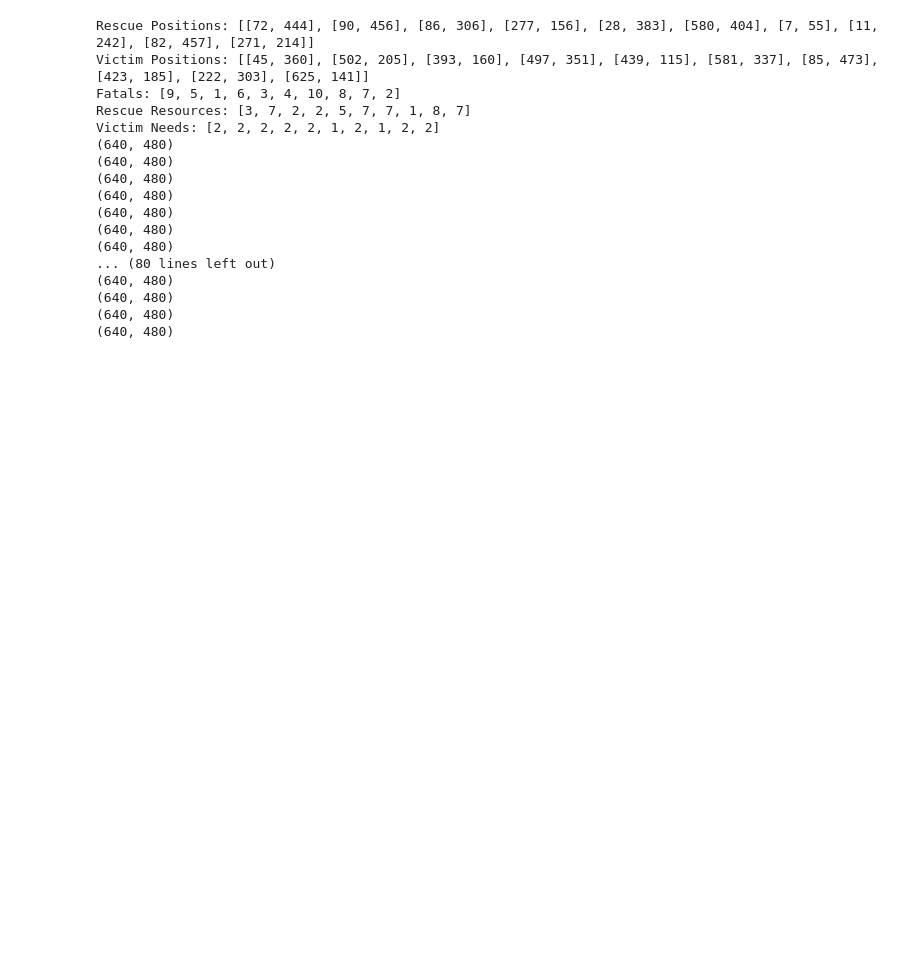
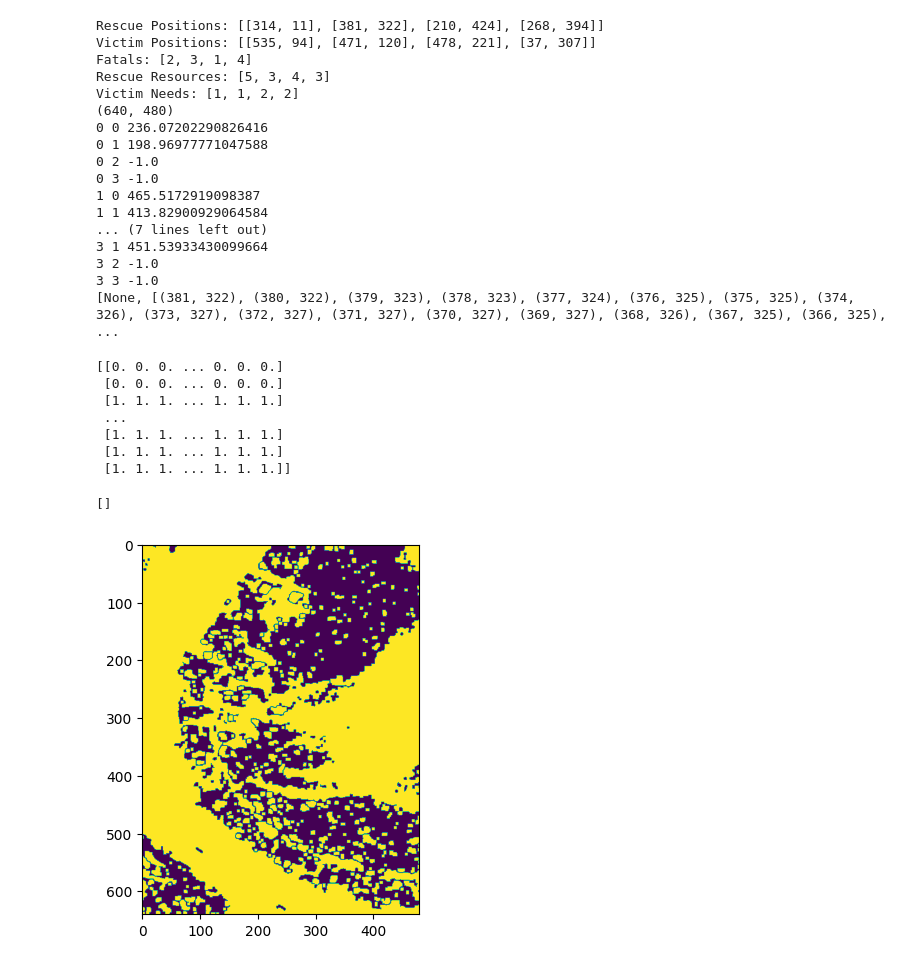
Before and after one commit to hoangvanphi2004/BITAGRAM, a Jupyter notebook: test.ipynb, the cells around one changed output. Cells and saved outputs as stored; diff of their text form; code cells hidden in the pictures; blank space fills up the shorter version.

Commit message:
fix: no path theta *

```diff
--- a/test.ipynb
+++ b/test.ipynb
@@ -33,11 +33,11 @@ def generateTest(
     # generate rescute teams' informations
     rescue_positions = []
     for _ in range(number_of_rescue_teams):
-        x = random.randrange(WIDTH)
-        y = random.randrange(HEIGHT)
-        while groundMapModel[x][y] != 0:
-            x = random.randrange(WIDTH)
-            y = random.randrange(HEIGHT)
+        x = random.randrange(WIDTH - 10)
+        y = random.randrange(HEIGHT - 10)
+        while groundMapModel[x][y] != 1:
+            x = random.randrange(WIDTH - 10)
+            y = random.randrange(HEIGHT - 10)
         rescue_positions.append((x, y))
     rescue_positions = np.array(rescue_positions)
     rescue_resources = np.random.randint(
@@ -47,11 +47,11 @@ def generateTest(
     # generate victims' informations
     victim_positions = []
     for _ in range(number_of_victims):
-        x = random.randrange(WIDTH)
-        y = random.randrange(HEIGHT)
-        while groundMapModel[x][y] != 0:
-            x = random.randrange(WIDTH)
-            y = random.randrange(HEIGHT)
+        x = random.randrange(WIDTH - 10)
+        y = random.randrange(HEIGHT - 10)
+        while groundMapModel[x][y] != 1:
+            x = random.randrange(WIDTH - 10)
+            y = random.randrange(HEIGHT - 10)
         victim_positions.append((x, y))
     victim_positions = np.array(victim_positions)
 
@@ -63,7 +63,7 @@ def generateTest(
 groundMapModel = getGroundMapModel("test.jpg")
 rescue_positions, victim_positions, fatals, rescue_resources, victim_needs = (
     generateTest(
-        groundMapModel=groundMapModel, number_of_rescue_teams=10, number_of_victims=10
+        groundMapModel=groundMapModel, number_of_rescue_teams=4, number_of_victims=4
     )
 )
 print("Rescue Positions:", rescue_positions.tolist())
@@ -72,6 +72,13 @@ print("Fatals:", fatals.tolist())
 print("Rescue Resources:", rescue_resources.tolist())
 print("Victim Needs:", victim_needs.tolist())
 
+# rescue_positions = np.array([[314, 11], [381, 322], [210, 424], [268, 394]])
+# victim_positions = np.array([[535, 94], [471, 120], [478, 221], [37, 307]])
+# fatals = np.array([2, 3, 1, 4])
+# rescue_resources = np.array([5, 3, 4, 3])
+# victim_needs = np.array([1, 1, 2, 2])
+
+print(groundMapModel.shape)
 
 paths = helper.solve_for_paths(
     image=groundMapModel,
@@ -80,24 +87,41 @@ paths = helper.solve_for_paths(
     fatals=fatals.tolist(),
     rescue_resources=rescue_resources.tolist(),
     victim_needs=victim_needs.tolist(),
-    algorithm="a_aristek",
+    algorithm="theta_aristek",
 )
 print(paths)
 # %% [output]
-Rescue Positions: [[72, 444], [90, 456], [86, 306], [277, 156], [28, 383], [580, 404], [7, 55], [11, 242], [82, 457], [271, 214]]
-Victim Positions: [[45, 360], [502, 205], [393, 160], [497, 351], [439, 115], [581, 337], [85, 473], [423, 185], [222, 303], [625, 141]]
-Fatals: [9, 5, 1, 6, 3, 4, 10, 8, 7, 2]
-Rescue Resources: [3, 7, 2, 2, 5, 7, 7, 1, 8, 7]
-Victim Needs: [2, 2, 2, 2, 2, 1, 2, 1, 2, 2]
+Rescue Positions: [[314, 11], [381, 322], [210, 424], [268, 394]]
+Victim Positions: [[535, 94], [471, 120], [478, 221], [37, 307]]
+Fatals: [2, 3, 1, 4]
+Rescue Resources: [5, 3, 4, 3]
+Victim Needs: [1, 1, 2, 2]
 (640, 480)
-(640, 480)
-(640, 480)
-(640, 480)
-(640, 480)
-(640, 480)
-(640, 480)
-... (80 lines left out)
-(640, 480)
-(640, 480)
-(640, 480)
-(640, 480)
+0 0 236.07202290826416
+0 1 198.96977771047588
+0 2 -1.0
+0 3 -1.0
+1 0 465.5172919098387
+1 1 413.82900929064584
+... (7 lines left out)
+3 1 451.53933430099664
+3 2 -1.0
+3 3 -1.0
+[None, [(381, 322), (380, 322), (379, 323), (378, 323), (377, 324), (376, 325), (375, 325), (374, 326), (373, 327), (372, 327), (371, 327), (370, 327), (369, 327), (368, 326), (367, 325), (366, 325),  ...
+# %%
+import matplotlib.pyplot as plt
+
+
+print(groundMapModel)
+plt.imshow(groundMapModel)
+plt.plot()
+# %% [output]
+[[0. 0. 0. ... 0. 0. 0.]
+ [0. 0. 0. ... 0. 0. 0.]
+ [1. 1. 1. ... 1. 1. 1.]
+ ...
+ [1. 1. 1. ... 1. 1. 1.]
+ [1. 1. 1. ... 1. 1. 1.]
+ [1. 1. 1. ... 1. 1. 1.]]
+[]
+[figure, added]
```
Also changed, not shown: 2 other files.
